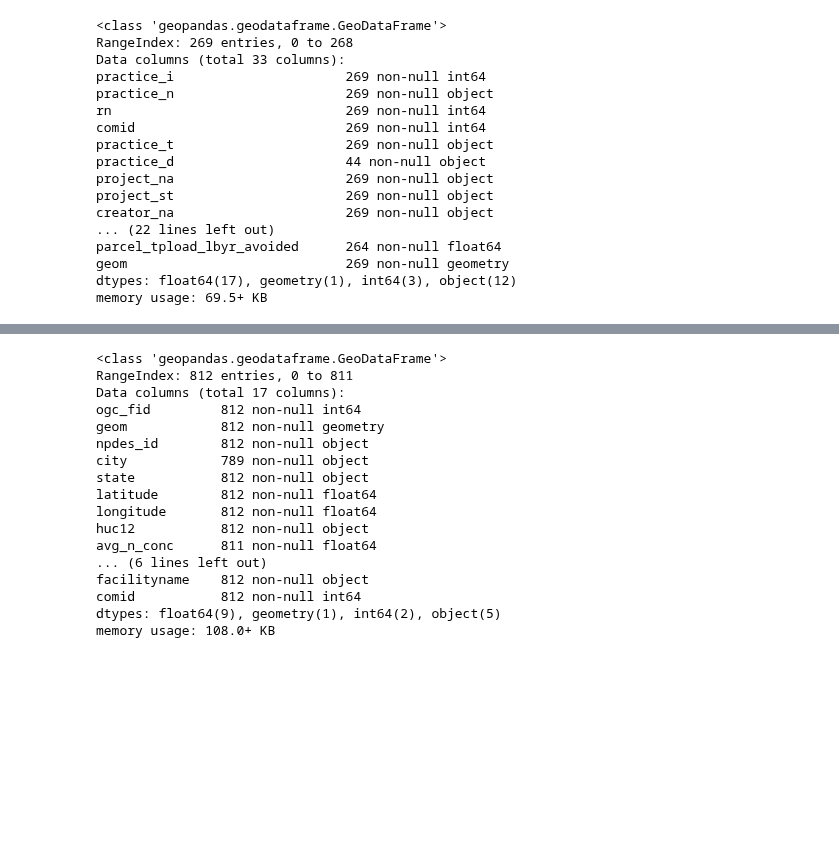
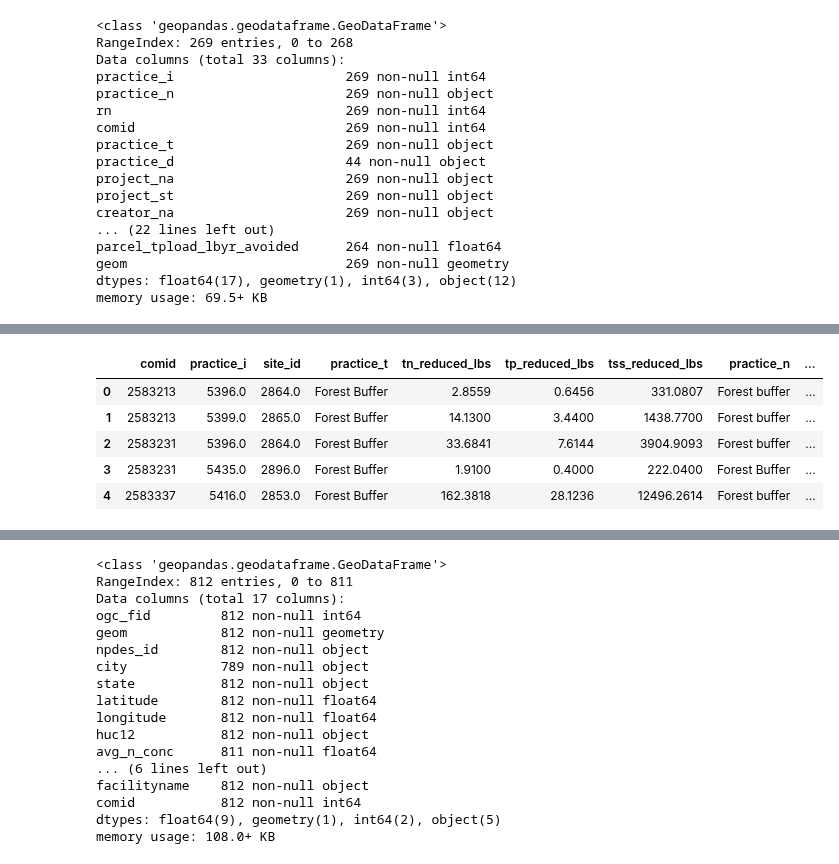
Before and after one commit to TheAcademyofNaturalSciences/WikiSRATMicroService, a Jupyter notebook: WikiSRAT_Demo.ipynb, the cells around one changed output, grey strips where cells are left out. Cells and saved outputs as stored; diff of their text form; code cells hidden in the pictures; blank space fills up the shorter version.

```diff
--- a/WikiSRAT_Demo.ipynb
+++ b/WikiSRAT_Demo.ipynb
@@ -695,0 +698,5 @@ memory usage: 69.5+ KB
+# %%
+%%time
+tablename_rest_projects = 'restoration_lbsreduced'
+rest_proj_select = 'SELECT * FROM datapolassess.{}'.format(tablename_rest_projects)
+rest_proj_df = gpd.read_postgis(rest_proj_select, con)
@@ -695,0 +705,9 @@ memory usage: 69.5+ KB
+# %%
+rest_proj_df.head()
+# %% [output]
+|  | comid | practice_i | site_id | practice_t | tn_reduced_lbs | tp_reduced_lbs | tss_reduced_lbs | practice_n | ... |
+| 0 | 2583213 | 5396.0 | 2864.0 | Forest Buffer | 2.8559 | 0.6456 | 331.0807 | Forest buffer | ... |
+| 1 | 2583213 | 5399.0 | 2865.0 | Forest Buffer | 14.1300 | 3.4400 | 1438.7700 | Forest buffer | ... |
+| 2 | 2583231 | 5396.0 | 2864.0 | Forest Buffer | 33.6841 | 7.6144 | 3904.9093 | Forest buffer | ... |
+| 3 | 2583231 | 5435.0 | 2896.0 | Forest Buffer | 1.9100 | 0.4000 | 222.0400 | Forest Buffer | ... |
+| 4 | 2583337 | 5416.0 | 2853.0 | Forest Buffer | 162.3818 | 28.1236 | 12496.2614 | Forest buffer | ... |
```
Also changed, not shown: parts of 9 cells of this notebook, 1 other file.
